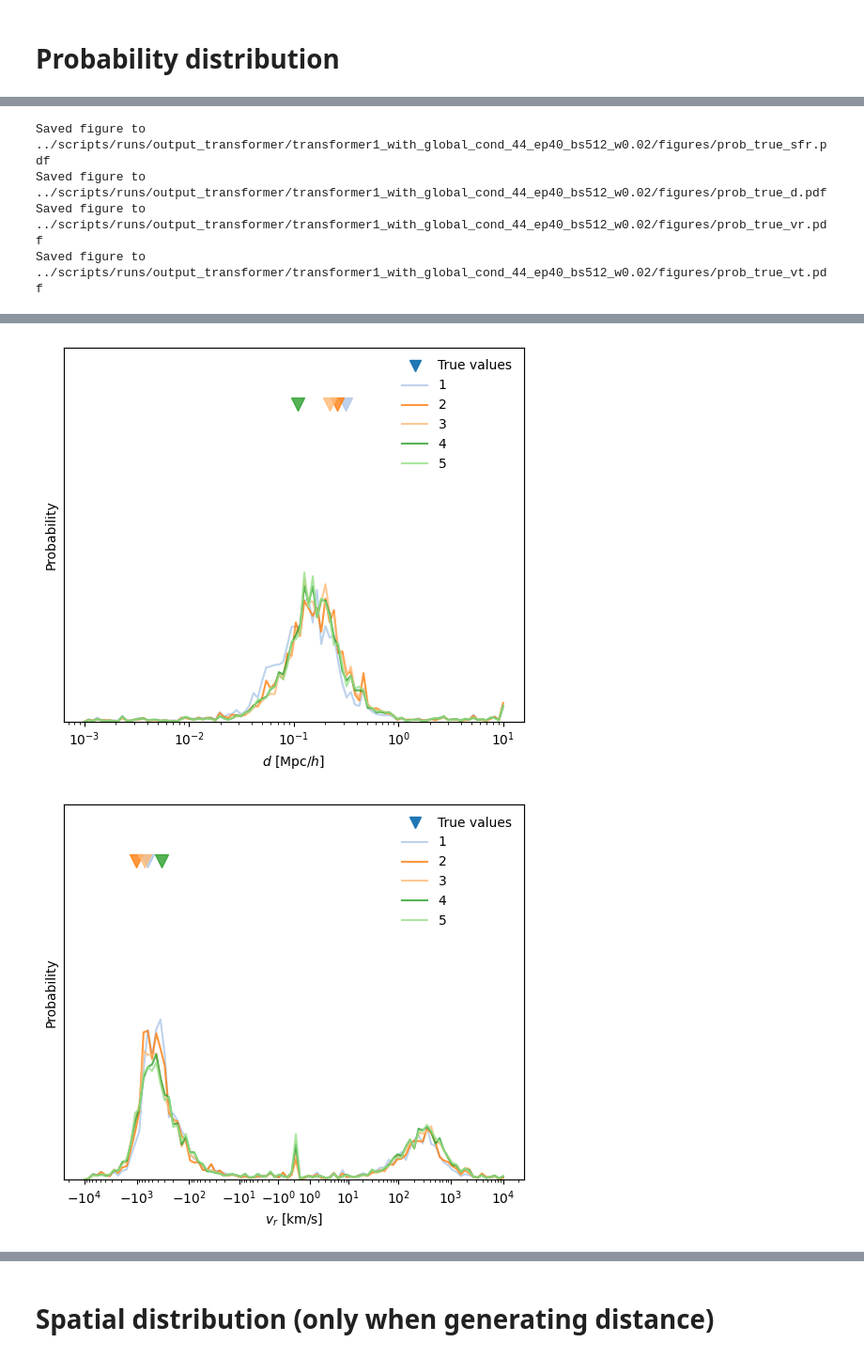
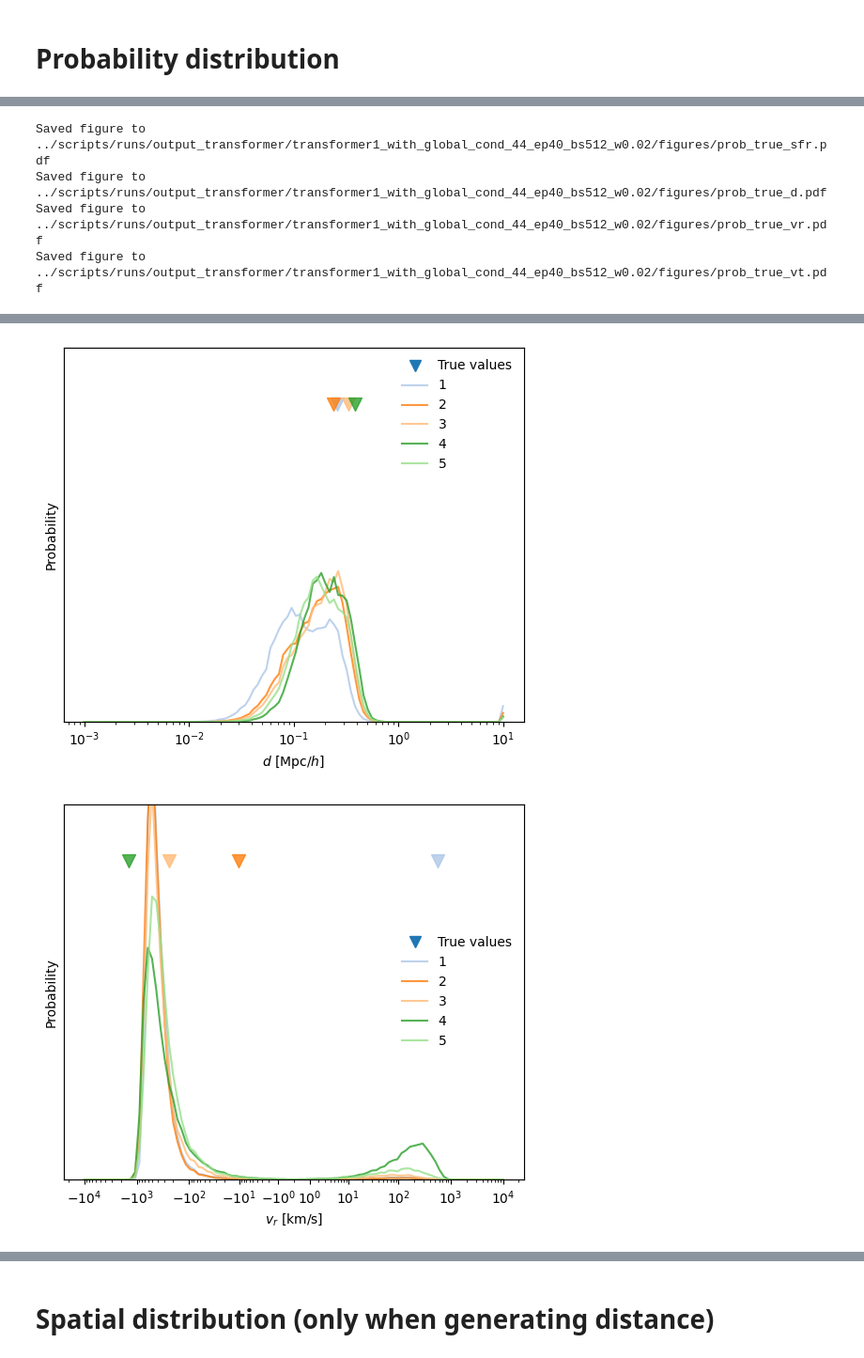
Before and after one commit to knmoriwaki/cosmoglint, a Jupyter notebook: notebooks/quick_check_halo_global_cond.ipynb, the cells around one changed output, grey strips where cells are left out. Shown at 94% size. Drawn from its saved outputs; the diff is of its cells as text; code cells hidden in the pictures.

```diff
--- a/notebooks/quick_check_halo_global_cond.ipynb
+++ b/notebooks/quick_check_halo_global_cond.ipynb
@@ -22,7 +22,7 @@ from cosmoglint.model.transformer import transformer_model
 
 from matplotlib.colors import LogNorm
 
-gpu_id = 0
+gpu_id = 1
 device = torch.device("cuda:{:d}".format(gpu_id) if torch.cuda.is_available() else "cpu")
 
 def plot_running_mean(x, value, window_size, show_diff=False, ymin=None, **kwargs):
@@ -206,6 +206,7 @@ for i in tqdm(range(num_batch)):
 generated = torch.cat(generated, dim=0)
 
 if opt.use_flat_representation:
+    y_true = y_true.squeeze(-1).reshape(len(generated), -1, opt.num_features_in)
     generated = generated.squeeze(-1).reshape(len(generated), -1, opt.num_features_in)
 
 x_true = x_true[:,0].detach().cpu().numpy() # (batch, num_condition) -> (batch,)
@@ -694,7 +698,7 @@ for i in range(max_length_to_show):
                 hist_range = [[0,1],[0,1]]
                 extent = [0,1,0,1]
 
-                hist_t = np.histogram2d(x_true, y_true, bins=20, range=hist_range)
+                hist_t = np.histogram2d(x_true_iparam, y_true_iparam2, bins=20, range=hist_range)
                 if len(x_true) > 0 and np.sum(hist_t[0]) > 0:
                     grid_data, levels = compute_contour_levels(hist_t[0])
                     plt.contour(grid_data.T, extent=extent, colors=colors_red, levels=levels)
@@ -827,6 +870,8 @@ ValueError: cannot reshape array of size 792 into shape (50,4)
 # Probability distribution
 # %%
 import matplotlib.gridspec as gridspec
+
+generated_flat = generated.reshape(-1,4)
 
 cmap = plt.get_cmap("tab20")
 colors = [cmap(i) for i in range(20)] * 10
@@ -870,7 +915,7 @@ def show_prob(prob, generated, length, iparam=0, title=None, ylim=(0, 0.18), log
 
     convert = False if iparam == 2 else True
     val_phys = normalize( np.linspace(0, 1, opt.num_features_out), opt.output_features[iparam], opt.norm_param_dict, inverse=True, convert=convert)
-    gen_phys = normalize( generated[:,iparam], opt.output_features[iparam], opt.norm_param_dict, inverse=True, convert=convert)
+    gen_phys = normalize( generated_flat[:,iparam], opt.output_features[iparam], opt.norm_param_dict, inverse=True, convert=convert)
 
     if iparam != 2:
         ax.set_xscale("log")
@@ -962,9 +1007,16 @@ x_test_physical_unit = 12.00
 x_test = np.array([10**x_test_physical_unit] * 10)
 x_test = normalize(x_test, opt.input_features[0], opt.norm_param_dict)
 x_test = torch.tensor(x_test, dtype=torch.float32).to(device)
-global_cond = global_params[:len(x_test)]
+single_param = global_params_np[irun]
+global_params_all_np = np.tile(single_param, (len(x_test), 1))
+global_params_new = torch.tensor(global_params_all_np).float().to(device)
+global_cond = global_params_new[:len(x_test)]
 
 generated_test, prob = model.generate(x_test, global_cond=global_cond, prob_threshold=1e-5) #max_ids=max_ids)
+if opt.use_flat_representation:
+    generated_test = generated_test.reshape(-1, opt.max_length, opt.num_features_in)
+    prob = prob.reshape(-1, opt.max_length, opt.num_features_in, opt.num_features_out)
+
 generated_test = generated_test.detach().cpu().numpy()
 prob = prob.detach().cpu().numpy()
 
@@ -1011,24 +1101,28 @@ y_true_test = y_true[indices]
 
 x_test = torch.tensor(x_true_test, dtype=torch.float32).to(device)
 y_test = torch.tensor(y_true_test, dtype=torch.float32).to(device)
-global_cond = global_params[:len(x_test)]
+x_test_subset = x_test[:10]
+y_test_subset = y_test[:10]
+global_cond = global_params_new[:len(x_test)]
 
-_, prob = model.generate(x_test, global_cond=global_cond, seq=y_test, prob_threshold=1e-5) #max_ids=max_ids)
+_, prob = model.generate(x_test_subset, global_cond=global_cond, seq=y_test_subset, prob_threshold=1e-5) #max_ids=max_ids)
+if opt.use_flat_representation:
+    generated_test = generated_test.reshape(-1, opt.max_length, opt.num_features_in)
+    prob = prob.reshape(-1, opt.max_length, opt.num_features_in, opt.num_features_out)
 prob = prob.detach().cpu().numpy()
 
 threshold = normalize(1e-3, opt.output_features[0], opt.norm_param_dict)
 length_generated_test = calc_length(y_true_test, threshold)
 
 for i, (x, y) in enumerate(zip(x_test, y_true_test)):
-    for iparam in range(opt.num_features_in):
-
+    for iparam in range(len(opt.output_features)):#opt.num_features_in):
         if i < 2:
             if iparam == 0:
                 title = r"$M\  =\ 10^{%.0f}\ \rm M_\odot$" % (x_test_physical_unit)
             else:
                 title = None
 
-            show_prob(prob[i], y, length_generated_test[i], iparam=iparam, title=title, tag="_true", sample_label="True values") #, log_scale=True)
+            show_prob(prob[i], y, length_generated_test[i], iparam=iparam, title=title, tag="_true", sample_label="True values")
 # %% [output]
 Saved figure to ../scripts/runs/output_transformer/transformer1_with_global_cond_44_ep40_bs512_w0.02/figures/prob_true_sfr.pdf
 Saved figure to ../scripts/runs/output_transformer/transformer1_with_global_cond_44_ep40_bs512_w0.02/figures/prob_true_d.pdf
@@ -1042,2 +1136,2 @@ Saved figure to ../scripts/runs/output_transformer/transformer1_with_global_cond
-[figure, old version]
+[figure, new version]
-[figure, old version]
+[figure, new version]
```
Also changed, not shown: parts of 10 cells of this notebook, 3 other files.
